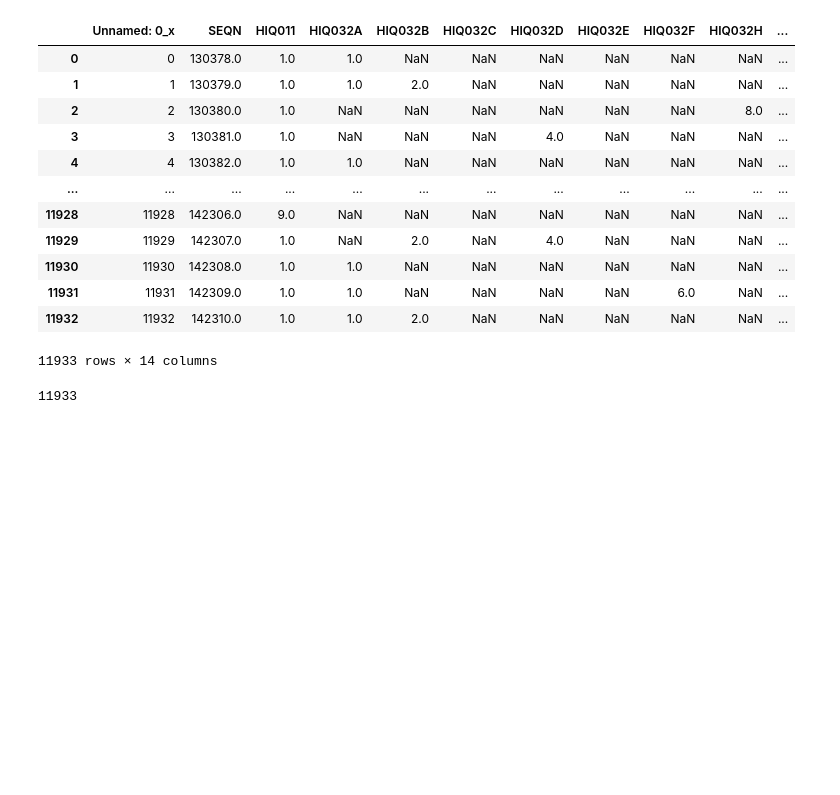
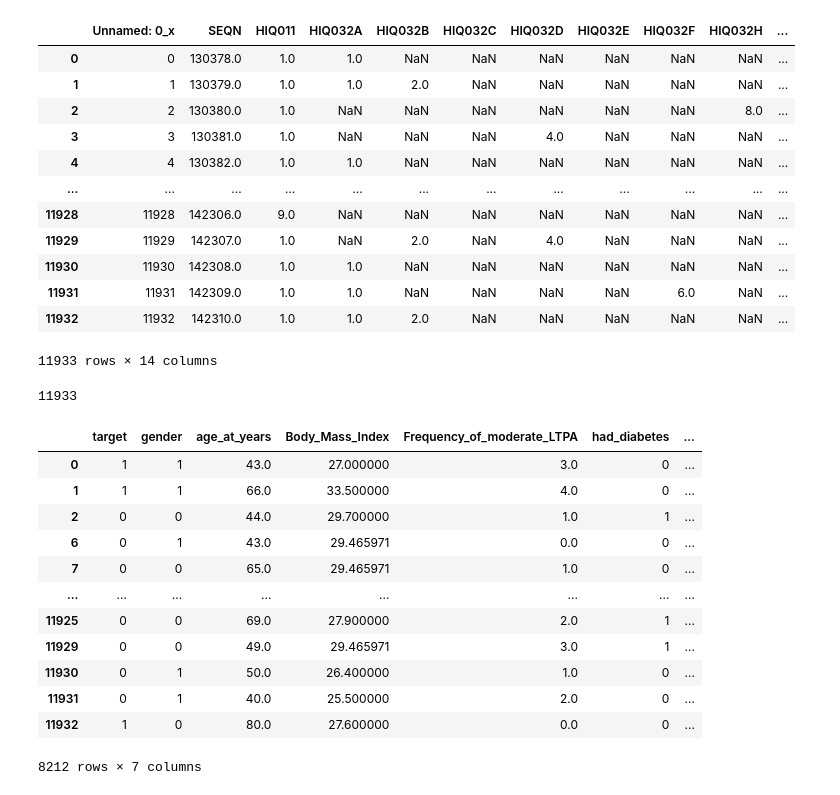
Before and after one commit to OmarGamalH/HyperML, a Jupyter notebook: test.ipynb, the cells around one changed output. Drawn from its saved outputs; the diff is of its cells as text; code cells hidden in the pictures; blank space fills up the shorter version.

```diff
--- a/test.ipynb
+++ b/test.ipynb
@@ -75,4 +76,20 @@ df_f_v_6 = df_f_v_5.loc[(df_f_v_5.had_diabetes == 1.0)|(df_f_v_5.had_diabetes ==
 # %%
 df_f_v_6.had_diabetes = df_f_v_6.had_diabetes.apply(lambda row : 1 if row == 1.0 else 0)
 # %%
-df_f_v_final = df_f_v_6.rename(columns = {"had_hypertension" : "target"})
+df_f_v_7 = df_f_v_6.rename(columns = {"had_hypertension" : "target"})
+# %%
+df_f_v_7
+# %% [output]
+|  | target | gender | age_at_years | Body_Mass_Index | Frequency_of_moderate_LTPA | had_diabetes | ... |
+| 0 | 1 | 1 | 43.0 | 27.000000 | 3.0 | 0 | ... |
+| 1 | 1 | 1 | 66.0 | 33.500000 | 4.0 | 0 | ... |
+| 2 | 0 | 0 | 44.0 | 29.700000 | 1.0 | 1 | ... |
+| 6 | 0 | 1 | 43.0 | 29.465971 | 0.0 | 0 | ... |
+| 7 | 0 | 0 | 65.0 | 29.465971 | 1.0 | 0 | ... |
+| ... | ... | ... | ... | ... | ... | ... | ... |
+| 11925 | 0 | 0 | 69.0 | 27.900000 | 2.0 | 1 | ... |
+| 11929 | 0 | 0 | 49.0 | 29.465971 | 3.0 | 1 | ... |
+| 11930 | 0 | 1 | 50.0 | 26.400000 | 1.0 | 0 | ... |
+| 11931 | 0 | 1 | 40.0 | 25.500000 | 2.0 | 0 | ... |
+| 11932 | 1 | 0 | 80.0 | 27.600000 | 0.0 | 0 | ... |
+8212 rows × 7 columns
```
Also changed, not shown: parts of 15 cells of this notebook, 11 other files.
